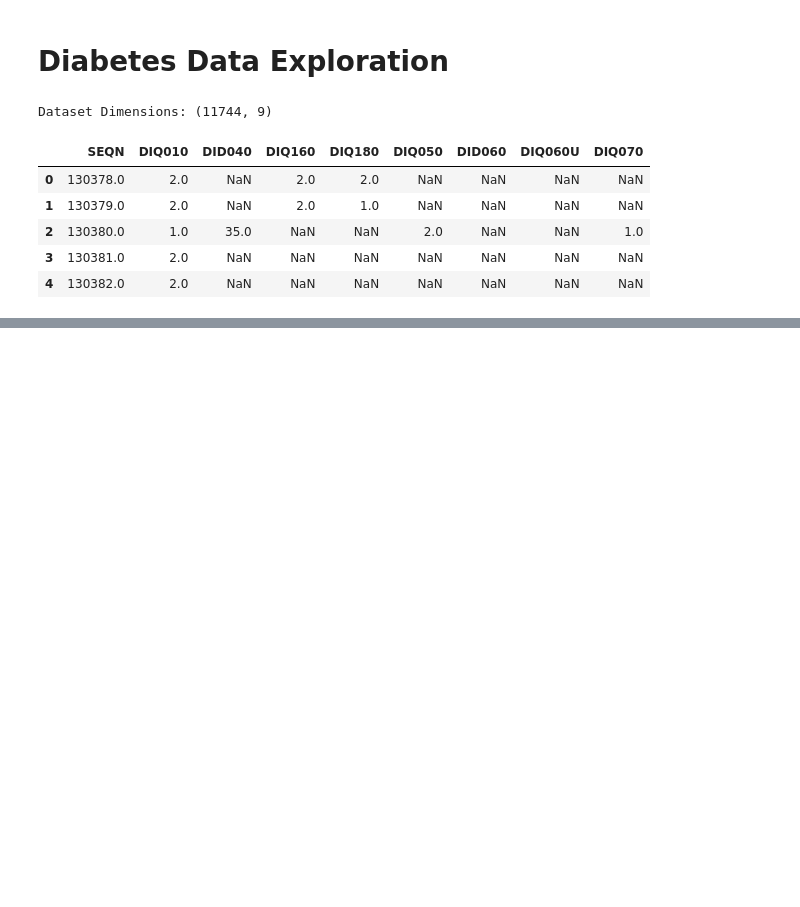
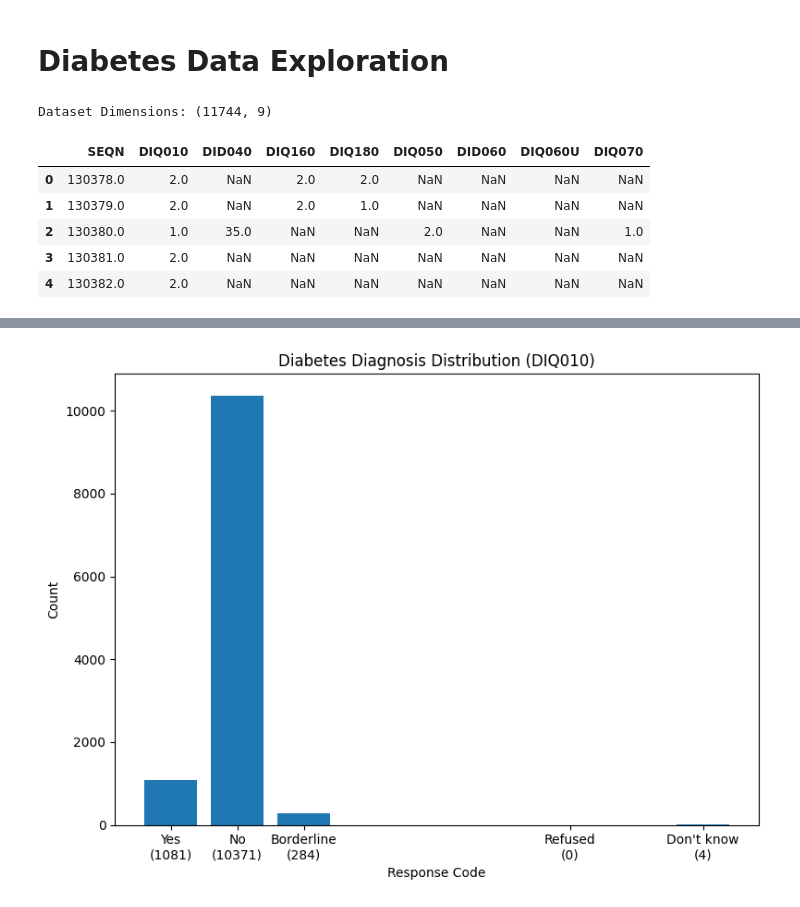
Before and after one commit to PiSaucer/CS426-Project, a Jupyter notebook: diabetes.ipynb, the cells around one changed output, grey strips where cells are left out. Drawn from its saved outputs; the diff is of its cells as text; code cells hidden in the pictures; blank space fills up the shorter version.

Commit message:
Updated Diabetes Notebook

```diff
--- a/diabetes.ipynb
+++ b/diabetes.ipynb
@@ -20,3 +20,20 @@ Dataset Dimensions: (11744, 9)
 | 2 | 130380.0 | 1.0 | 35.0 | NaN | NaN | 2.0 | NaN | NaN | 1.0 |
 | 3 | 130381.0 | 2.0 | NaN | NaN | NaN | NaN | NaN | NaN | NaN |
 | 4 | 130382.0 | 2.0 | NaN | NaN | NaN | NaN | NaN | NaN | NaN |
+# %%
+# Display Columns of Interest with Descriptions
+columns_of_interest = {
+    "SEQN": "Respondent sequence number",
+    "DIQ010": "Doctor told you have diabetes",
+    "DID040": "Age when first told you had diabetes",
+    "DIQ160": "Ever told you have prediabetes",
+    "DIQ180": "Had blood tested past three years",
+    "DIQ050": "Taking insulin now",
+    "DID060": "How long taking insulin",
+    "DIQ060U": "Unit of measure (month/year)",
+    "DIQ070": "Take diabetic pills to lower blood sugar"
+}
+
+df = df[list(columns_of_interest.keys())]
+df.rename(columns=columns_of_interest, inplace=True)
+df.head()
@@ -22,0 +86,27 @@ Dataset Dimensions: (11744, 9)
+# %%
+def mapping_status(data, mapping):
+    labels = []
+    for key in mapping:
+        count_val = data.get(key, 0)
+        labels.append(f"{mapping[key]}\n({count_val})")
+    return (list(mapping.keys()), labels)
+# %%
+# Visualizing Diabetes Diagnosis Distribution
+counts = df['Doctor told you have diabetes'].value_counts().sort_index()
+mapping = {1: "Yes", 2: "No", 3: "Borderline", 7: "Refused", 9: "Don't know"}
+
+# Create a bar plot using matplotlib
+plt.figure(figsize=(8, 6))
+plt.bar(counts.index, counts.values)
+plt.title('Diabetes Diagnosis Distribution (DIQ010)')
+plt.xlabel('Response Code')
+plt.ylabel('Count')
+
+positions, tick_labels = mapping_status(counts, mapping)
+plt.xticks(positions, tick_labels, rotation=0)
+
+plt.tight_layout()
+plt.savefig("img/iabetes_diagnosis_distribution.png")
+plt.show()
+# %% [output]
+[figure, added]
```
Also changed, not shown: parts of 7 cells of this notebook, 8 other files.
